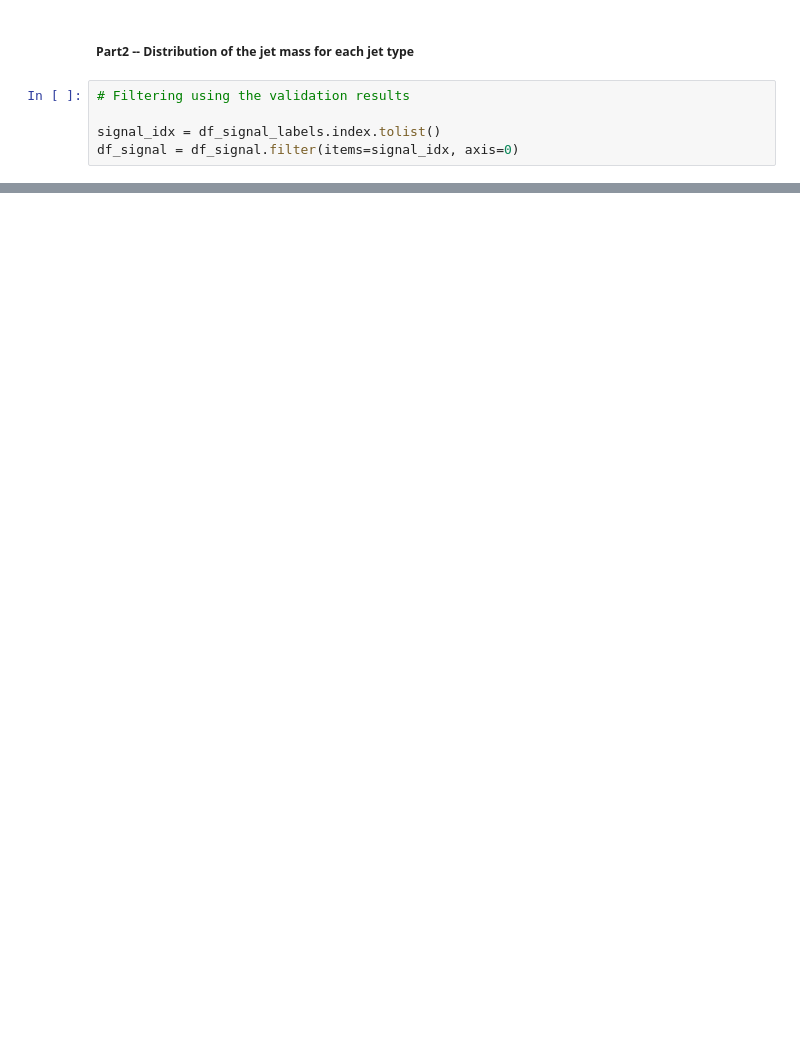
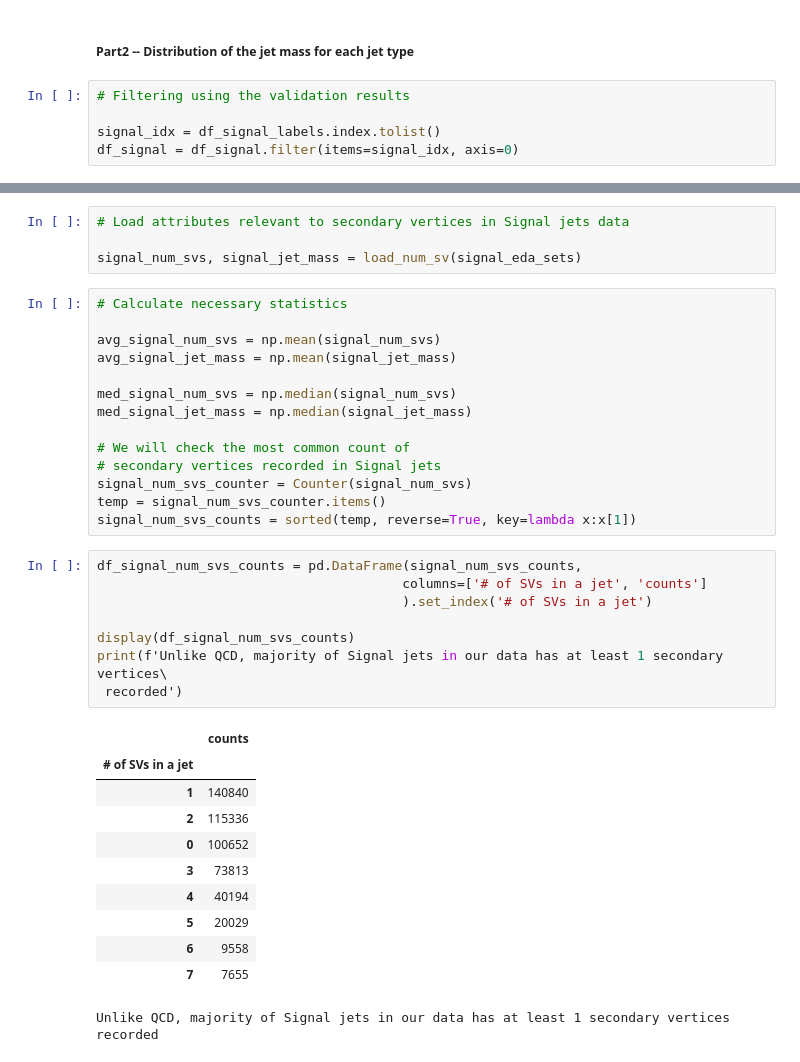
Before and after one commit to UCSDJLEE/DSC180B-A11-Project, a Jupyter notebook: DSC180B Group11 Project Report.ipynb, the cells around one changed output, grey strips where cells are left out. Drawn from its saved outputs; the diff is of its cells as text; blank space fills up the shorter version.

```diff
--- a/DSC180B Group11 Project Report.ipynb
+++ b/DSC180B Group11 Project Report.ipynb
@@ -201,0 +291,38 @@ print('\n')
+# %%
+# Load attributes relevant to secondary vertices in Signal jets data
+
+signal_num_svs, signal_jet_mass = load_num_sv(signal_eda_sets)
+# %%
+# Calculate necessary statistics
+
+avg_signal_num_svs = np.mean(signal_num_svs)
+avg_signal_jet_mass = np.mean(signal_jet_mass)
+
+med_signal_num_svs = np.median(signal_num_svs)
+med_signal_jet_mass = np.median(signal_jet_mass)
+
+# We will check the most common count of
+# secondary vertices recorded in Signal jets
+signal_num_svs_counter = Counter(signal_num_svs)
+temp = signal_num_svs_counter.items()
+signal_num_svs_counts = sorted(temp, reverse=True, key=lambda x:x[1])
+# %%
+df_signal_num_svs_counts = pd.DataFrame(signal_num_svs_counts,
+                                       columns=['# of SVs in a jet', 'counts']
+                                       ).set_index('# of SVs in a jet')
+
+display(df_signal_num_svs_counts)
+print(f'Unlike QCD, majority of Signal jets in our data has at least 1 secondary vertices\
+ recorded')
+# %% [output]
+|  | counts |
+| # of SVs in a jet |  |
+| 1 | 140840 |
+| 2 | 115336 |
+| 0 | 100652 |
+| 3 | 73813 |
+| 4 | 40194 |
+| 5 | 20029 |
+| 6 | 9558 |
+| 7 | 7655 |
+Unlike QCD, majority of Signal jets in our data has at least 1 secondary vertices recorded
```
Also changed, not shown: parts of 22 cells of this notebook, 1 other file.
